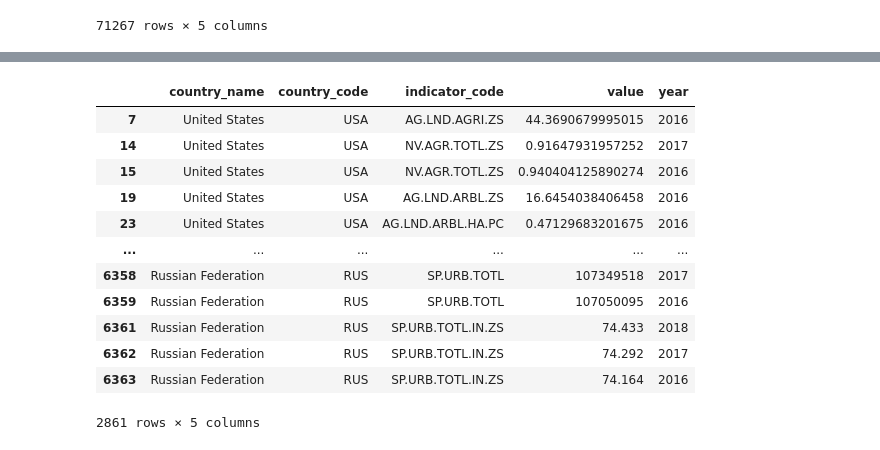
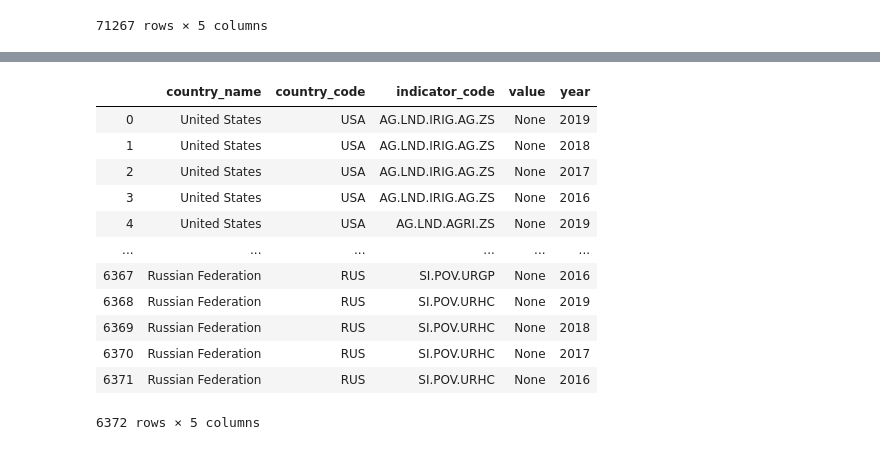
Before and after one commit to jjjjjeb/ETL_Project, a Jupyter notebook: World_Powers_ETL.ipynb, the cells around one changed output, grey strips where cells are left out. Drawn from its saved outputs; the diff is of its cells as text; code cells hidden in the pictures.

```diff
--- a/World_Powers_ETL.ipynb
+++ b/World_Powers_ETL.ipynb
@@ -274,25 +294,24 @@ for country in country_id:
             year.append(child[3].text)
             value.append(child[4].text)
 # %%
+# Creating df
+
 value_xml_df = pd.DataFrame({"country_name": country_name,
-                          "country_code": country_code,
-                         "indicator_code": ind_code,
-                         "value": value,
-                         "year": year})
+                             "country_code": country_code,
+                             "indicator_code": ind_code,
+                             "value": value, "year": year})
+value_xml_df
+# %% [output]
+|  | country_name | country_code | indicator_code | value | year |
+| 0 | United States | USA | AG.LND.IRIG.AG.ZS | None | 2019 |
+| 1 | United States | USA | AG.LND.IRIG.AG.ZS | None | 2018 |
+| 2 | United States | USA | AG.LND.IRIG.AG.ZS | None | 2017 |
+| 3 | United States | USA | AG.LND.IRIG.AG.ZS | None | 2016 |
+| 4 | United States | USA | AG.LND.AGRI.ZS | None | 2019 |
+| ... | ... | ... | ... | ... | ... |
+| 6367 | Russian Federation | RUS | SI.POV.URGP | None | 2016 |
+| 6368 | Russian Federation | RUS | SI.POV.URHC | None | 2019 |
+| 6369 | Russian Federation | RUS | SI.POV.URHC | None | 2018 |
+| 6370 | Russian Federation | RUS | SI.POV.URHC | None | 2017 |
+| 6371 | Russian Federation | RUS | SI.POV.URHC | None | 2016 |
+6372 rows × 5 columns
-# %%
-value_table1= value_xml_df.dropna()
-value_table1
-# %% [output]
-|  | country_name | country_code | indicator_code | value | year |
-| 7 | United States | USA | AG.LND.AGRI.ZS | 44.3690679995015 | 2016 |
-| 14 | United States | USA | NV.AGR.TOTL.ZS | 0.91647931957252 | 2017 |
-| 15 | United States | USA | NV.AGR.TOTL.ZS | 0.940404125890274 | 2016 |
-| 19 | United States | USA | AG.LND.ARBL.ZS | 16.6454038406458 | 2016 |
-| 23 | United States | USA | AG.LND.ARBL.HA.PC | 0.47129683201675 | 2016 |
-| ... | ... | ... | ... | ... | ... |
-| 6358 | Russian Federation | RUS | SP.URB.TOTL | 107349518 | 2017 |
-| 6359 | Russian Federation | RUS | SP.URB.TOTL | 107050095 | 2016 |
-| 6361 | Russian Federation | RUS | SP.URB.TOTL.IN.ZS | 74.433 | 2018 |
-| 6362 | Russian Federation | RUS | SP.URB.TOTL.IN.ZS | 74.292 | 2017 |
-| 6363 | Russian Federation | RUS | SP.URB.TOTL.IN.ZS | 74.164 | 2016 |
-2861 rows × 5 columns
```
Also changed, not shown: parts of 18 cells of this notebook, 1 other file.
